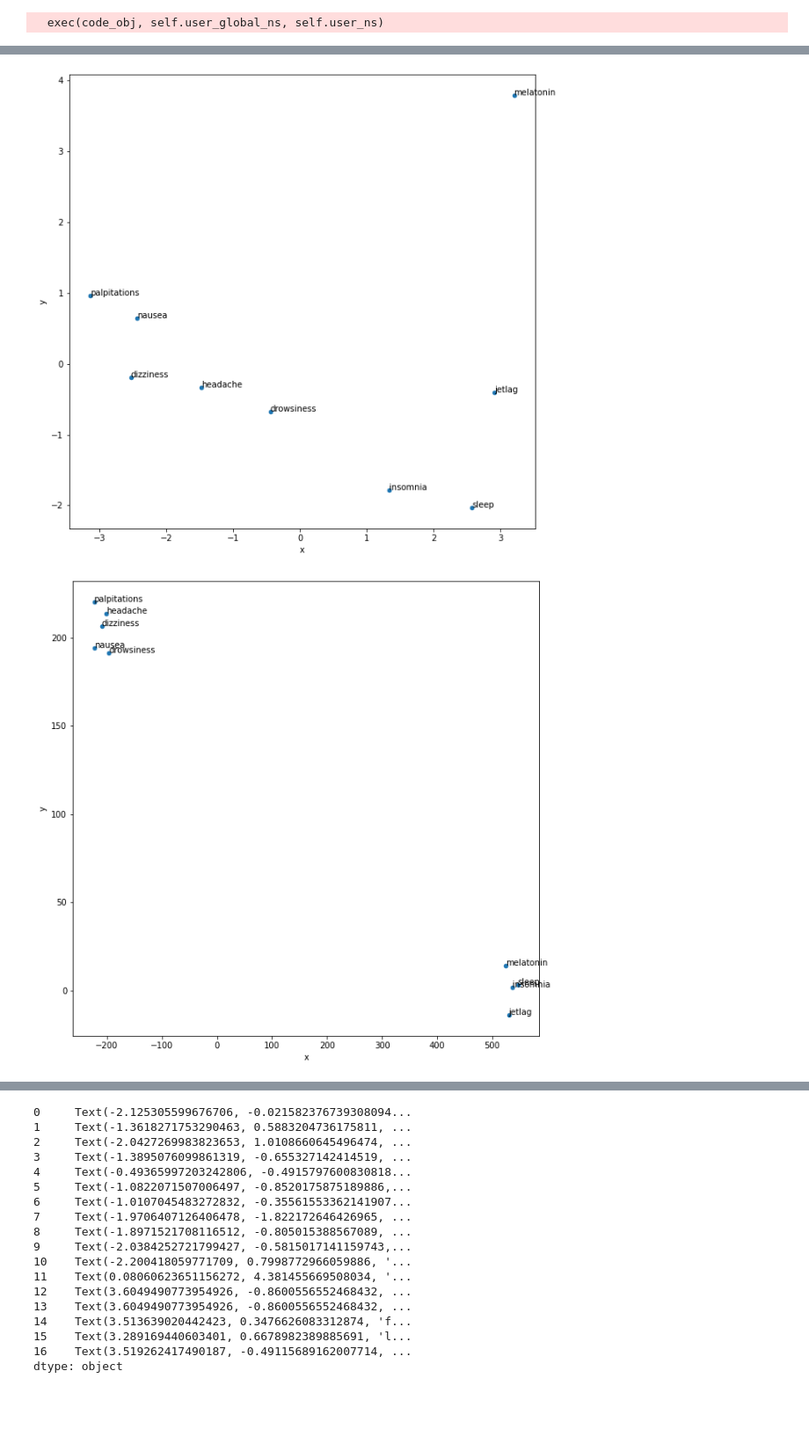
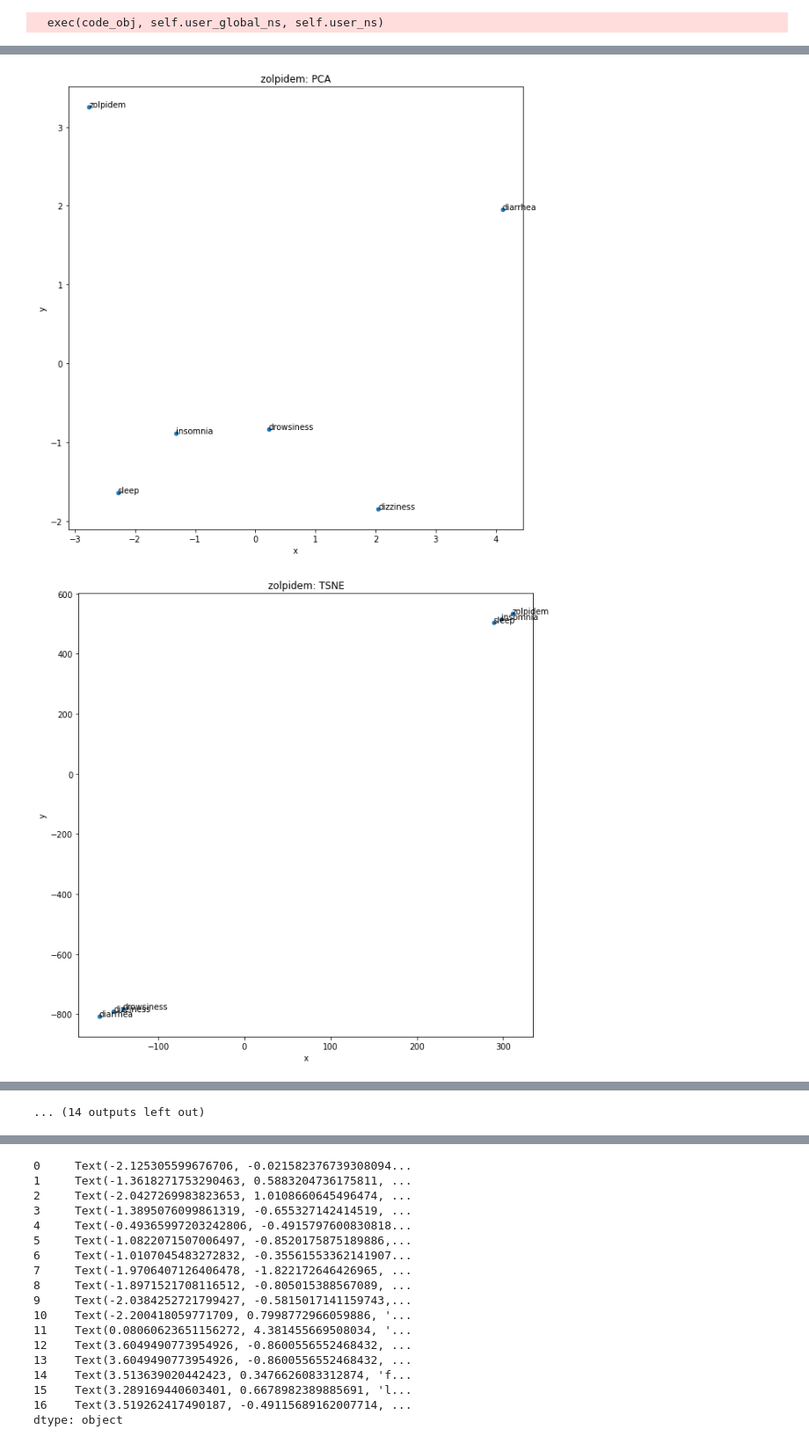
Before and after one commit to nlei1/nlp-notebooks, a Jupyter notebook: reddit_finetuned_biowordvec.ipynb, the cells around one changed output, grey strips where cells are left out. Shown at 88% size. Cells and saved outputs as stored; diff of their text form; code cells hidden in the pictures; blank space fills up the shorter version.

```diff
--- a/reddit_finetuned_biowordvec.ipynb
+++ b/reddit_finetuned_biowordvec.ipynb
@@ -82,7 +62,8 @@ model_2.train(sentences_tokenized, total_examples=total_examples, epochs=5)
 # %%
 url  = 'https://raw.githubusercontent.com/nlei1/csvs-for-proj/main/drugs-side-effects3.csv'
 df = pd.read_csv(url, header=None, error_bad_lines=False)
-ind_dct = {k: v for v, k in enumerate(df[0].tolist())}
+insomnia_drug_names = df[0].tolist()
+ind_dct = {k: v for v, k in enumerate(insomnia_drug_names)}
 
 def get_words(drug_name):
   return [incom for incom in df.iloc[ind_dct[drug_name]] if str(incom) != 'nan']
@@ -114,7 +95,30 @@ def plot_with_labels(drug_name, pca=True, p_perplexity=1, p_n_iter=1000, n_compo
   else:
     post_reduction = get_tsne(embeddings_lst, p_perplexity, p_n_iter, n_components)
   post_reduction_annotated = post_reduction.join(pd.DataFrame(words_lst, columns=['label']))
-  ax = post_reduction_annotated.plot(x='x',y='y',kind='scatter',figsize=(10,10))
+  title_str = drug_name + (": PCA" if pca else ": TSNE")
+  ax = post_reduction_annotated.plot(x='x',y='y',kind='scatter',figsize=(10,10), title=title_str)
   post_reduction_annotated[['x','y','label']].apply(lambda x: ax.text(*x),axis=1)
+
+def warn(*args, **kwargs):
+    pass
+import warnings
+warnings.warn = warn
+
+def plot_insomnia_drugs():
+  for drug in insomnia_drug_names:
+    plot_with_labels(drug)
+    plot_with_labels(drug, False)
+
+def get_similarity_table(n=20):
+  result_lst = []
+  for drug in insomnia_drug_names:
+    result_lst.append(pd.DataFrame(model.most_similar(positive=[drug], topn=n), columns=['name (' + drug + ")", 'similarity (' + drug + ")"]))
+  return pd.concat(result_lst, axis=1, join="inner")
+
+def get_effects_table(n=20):
+  result_lst = []
+  for drug in insomnia_drug_names:
+    result_lst.append(pd.DataFrame(model.most_similar(positive=[drug, 'effects'], negative=['medication'], topn=n), columns=['name (' + drug + ")", 'similarity (' + drug + ")"]))
+  return pd.concat(result_lst, axis=1, join="inner")
 # %% [output]
   exec(code_obj, self.user_global_ns, self.user_ns)
@@ -205,6 +125,5 @@ plot_with_labels('triazolam', False)
-# %%
-plot_with_labels('melatonin')
-plot_with_labels('melatonin', False)
-# %% [output]
-[figure, removed]
-[figure, removed]
+# %%
+plot_insomnia_drugs()
+# %% [output]
+[figure, added]
+[figure, added]
@@ -210,0 +140 @@ plot_with_labels('melatonin', False)
+... (14 outputs left out)
```
Also changed, not shown: parts of 20 cells of this notebook.
